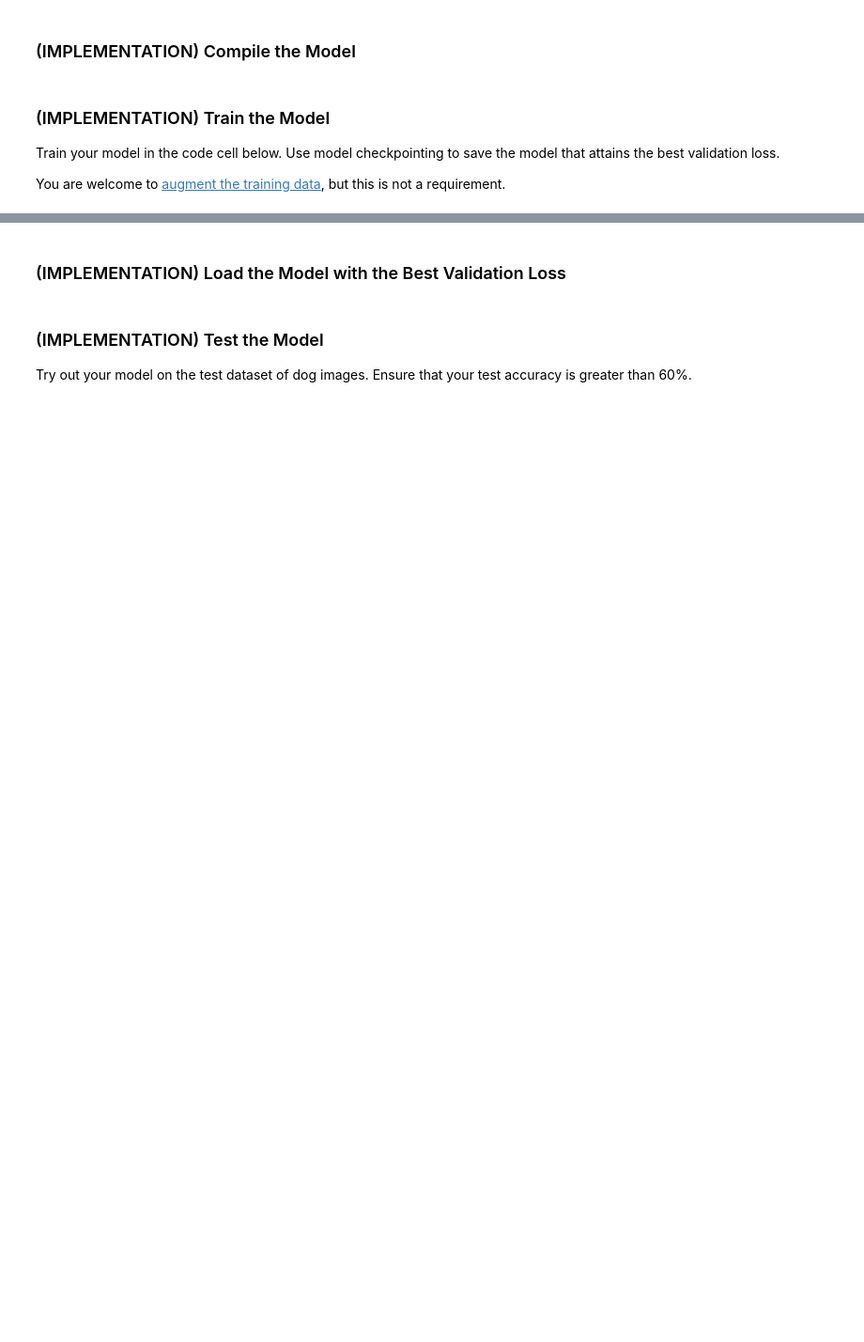
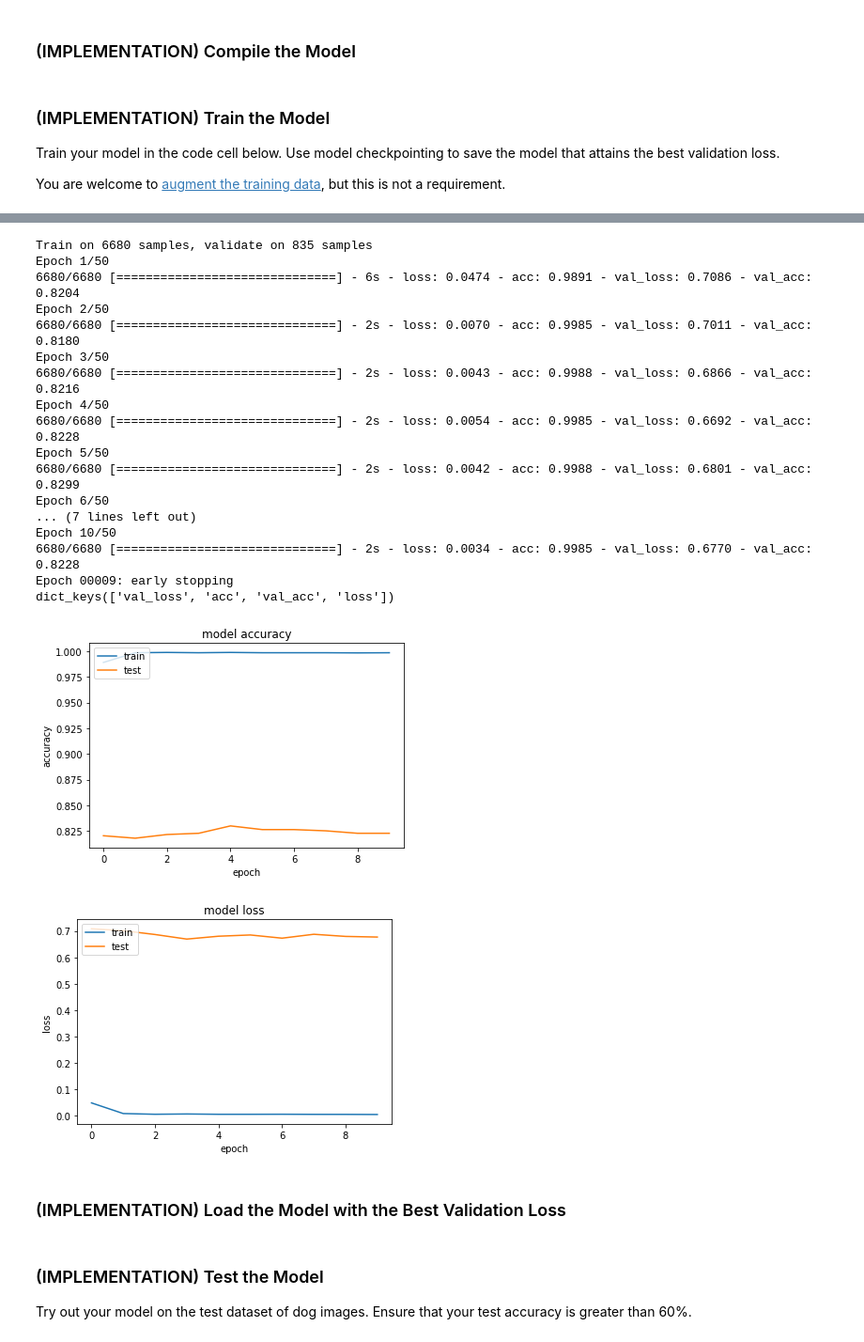
Before and after one commit to wynautt/dlnd-p2-dog-breed-classifier, a Jupyter notebook: dog_app.ipynb, the cells around one changed output, grey strips where cells are left out. Shown at 94% size. Drawn from its saved outputs; the diff is of its cells as text; code cells hidden in the pictures; blank space fills up the shorter version.

```diff
--- a/dog_app.ipynb
+++ b/dog_app.ipynb
@@ -509,11 +508,18 @@ VGG16_model.compile(loss='categorical_crossentropy', optimizer='rmsprop', metric
 # %% [markdown]
 ### Train the Model
 # %%
+from keras.callbacks import EarlyStopping
+
 checkpointer = ModelCheckpoint(filepath='saved_models/weights.best.VGG16.hdf5',
                                verbose=1, save_best_only=True)
 
+early_stopper = EarlyStopping(monitor='val_loss',
+                              min_delta=0.05,
+                              patience=5,
+                              verbose=1)
+
 VGG16_model.fit(train_VGG16, train_targets,
           validation_data=(valid_VGG16, valid_targets),
-          epochs=20, batch_size=20, callbacks=[checkpointer], verbose=1)
+          epochs=50, batch_size=20, callbacks=[checkpointer, early_stopper], verbose=1)
 # %% [output]
 Train on 6680 samples, validate on 835 samples
@@ -635,17 +635,10 @@ _________________________________________________________________
 # %% [markdown]
 ### (IMPLEMENTATION) Compile the Model
 # %%
-Resnet50_model.compile(loss='categorical_crossentropy', optimizer='rmsprop', metrics=['accuracy'])
+Resnet50_model.compile(loss='categorical_crossentropy', optimizer='adagrad', metrics=['accuracy'])
 # %% [markdown]
 ### (IMPLEMENTATION) Train the Model
 
 Train your model in the code cell below.  Use model checkpointing to save the model that attains the best validation loss.
 
 You are welcome to [augment the training data](https://blog.keras.io/building-powerful-image-classification-models-using-very-little-data.html), but this is not a requirement.
-# %%
-checkpointer = ModelCheckpoint(filepath='saved_models/weights.best.Resnet50.hdf5',
-                               verbose=1, save_best_only=True)
-
-Resnet50_model.fit(train_Resnet50, train_targets,
-                   validation_data=(valid_Resnet50, valid_targets),
-                   epochs=20, batch_size=20, callbacks=[checkpointer], verbose=1)
@@ -671,3 +645,53 @@ Epoch 20/20
+# %%
+checkpointer = ModelCheckpoint(filepath='saved_models/weights.best.Resnet50.hdf5',
+                               verbose=1, save_best_only=True)
+
+early_stopper = EarlyStopping(monitor='val_loss',
+                              min_delta=0.01,
+                              patience=5,
+                              verbose=1)
+
+history = Resnet50_model.fit(train_Resnet50, train_targets,
+                   validation_data=(valid_Resnet50, valid_targets),
+                   epochs=50, batch_size=20, callbacks=[checkpointer, early_stopper], verbose=1)
+
+print(history.history.keys())
+# summarize history for accuracy
+plt.plot(history.history['acc'])
+plt.plot(history.history['val_acc'])
+plt.title('model accuracy')
+plt.ylabel('accuracy')
+plt.xlabel('epoch')
+plt.legend(['train', 'test'], loc='upper left')
+plt.show()
+# summarize history for loss
+plt.plot(history.history['loss'])
+plt.plot(history.history['val_loss'])
+plt.title('model loss')
+plt.ylabel('loss')
+plt.xlabel('epoch')
+plt.legend(['train', 'test'], loc='upper left')
+plt.show()
+# %% [output]
+Train on 6680 samples, validate on 835 samples
+Epoch 1/50
+6680/6680 [==============================] - 6s - loss: 0.0474 - acc: 0.9891 - val_loss: 0.7086 - val_acc: 0.8204
+Epoch 2/50
+6680/6680 [==============================] - 2s - loss: 0.0070 - acc: 0.9985 - val_loss: 0.7011 - val_acc: 0.8180
+Epoch 3/50
+6680/6680 [==============================] - 2s - loss: 0.0043 - acc: 0.9988 - val_loss: 0.6866 - val_acc: 0.8216
+Epoch 4/50
+6680/6680 [==============================] - 2s - loss: 0.0054 - acc: 0.9985 - val_loss: 0.6692 - val_acc: 0.8228
+Epoch 5/50
+6680/6680 [==============================] - 2s - loss: 0.0042 - acc: 0.9988 - val_loss: 0.6801 - val_acc: 0.8299
+Epoch 6/50
+... (7 lines left out)
+Epoch 10/50
+6680/6680 [==============================] - 2s - loss: 0.0034 - acc: 0.9985 - val_loss: 0.6770 - val_acc: 0.8228
+Epoch 00009: early stopping
+dict_keys(['val_loss', 'acc', 'val_acc', 'loss'])
+[figure, added]
+[figure, added]
 # %% [markdown]
 ### (IMPLEMENTATION) Load the Model with the Best Validation Loss
 # %%
```
Also changed, not shown: parts of 15 cells of this notebook, 2 other files.
